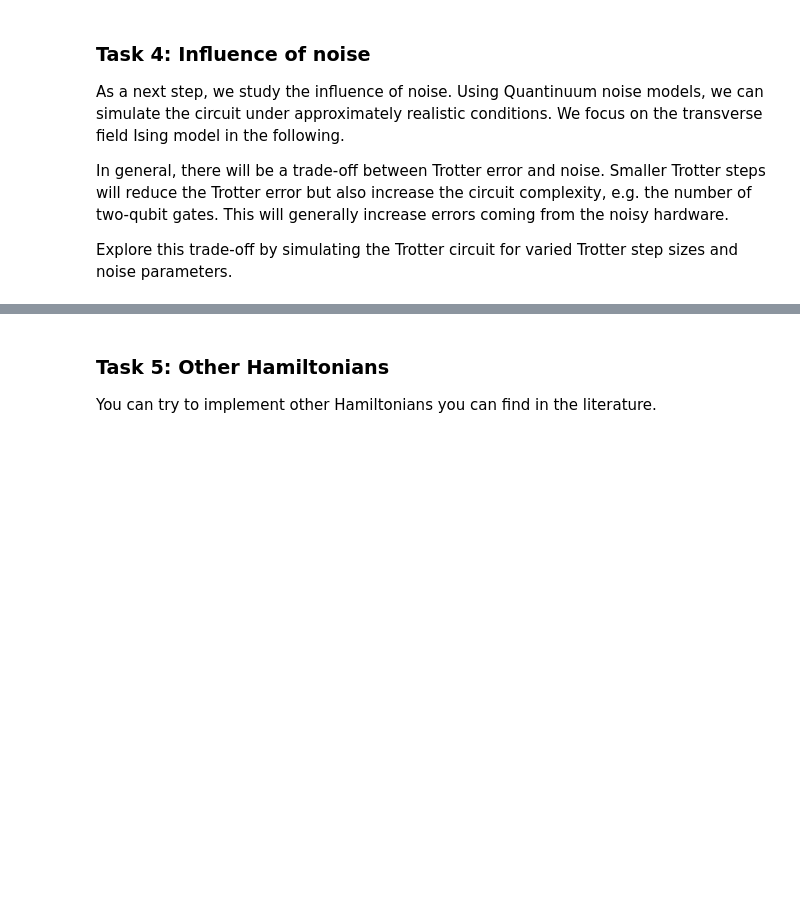
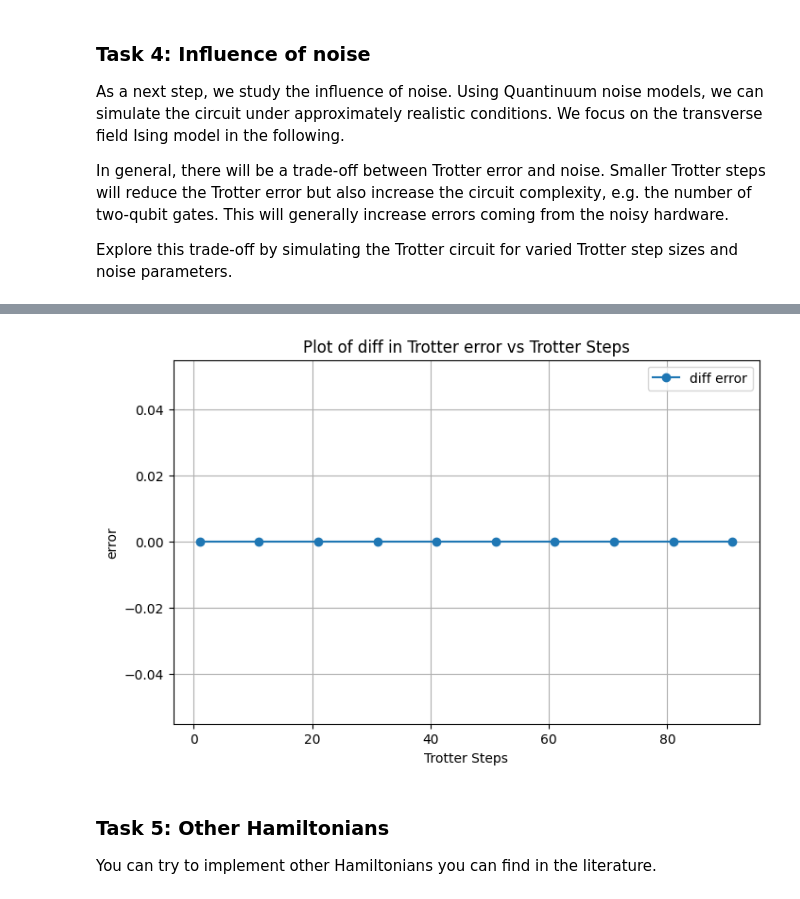
Before and after one commit to SiruLee/2025-Quantinuum, a Jupyter notebook: notebooks/hamiltonian_simulation.ipynb, the cells around one changed output, grey strips where cells are left out. Saved outputs shown, nothing was run; the diff lists cells and outputs as text; code cells hidden in the pictures; blank space fills up the shorter version.

```diff
--- a/notebooks/hamiltonian_simulation.ipynb
+++ b/notebooks/hamiltonian_simulation.ipynb
@@ -666,12 +667,14 @@ plt.show()
 # %%
 plt.figure(figsize=(8, 5))
-plt.plot(n_trotter_steps, errors_with_noise - errors_without_noise, marker='o', linestyle='-', label='diff error')
+plt.plot(n_trotter_steps, np.array(errors_with_noise) - np.array(errors_without_noise), marker='o', linestyle='-', label='diff error')
 plt.xlabel('Trotter Steps')
 plt.ylabel('error')
 plt.title('Plot of diff in Trotter error vs Trotter Steps')
 plt.legend()
 plt.grid(True)
 plt.show()
+# %% [output]
+[figure, added]
 # %% [markdown]
 ### Task 5: Other Hamiltonians
 
```
Also changed, not shown: parts of 1 cell of this notebook.
